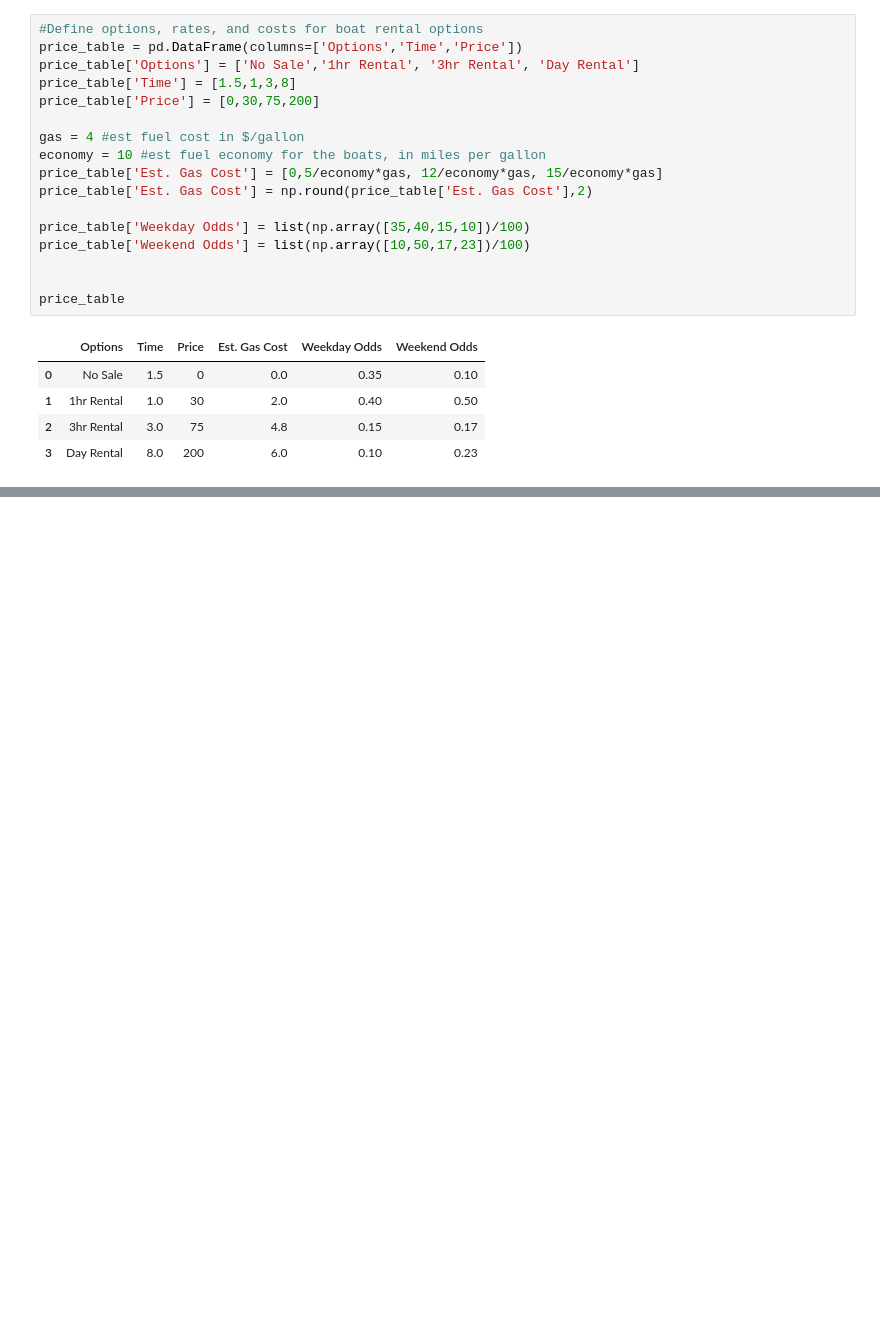
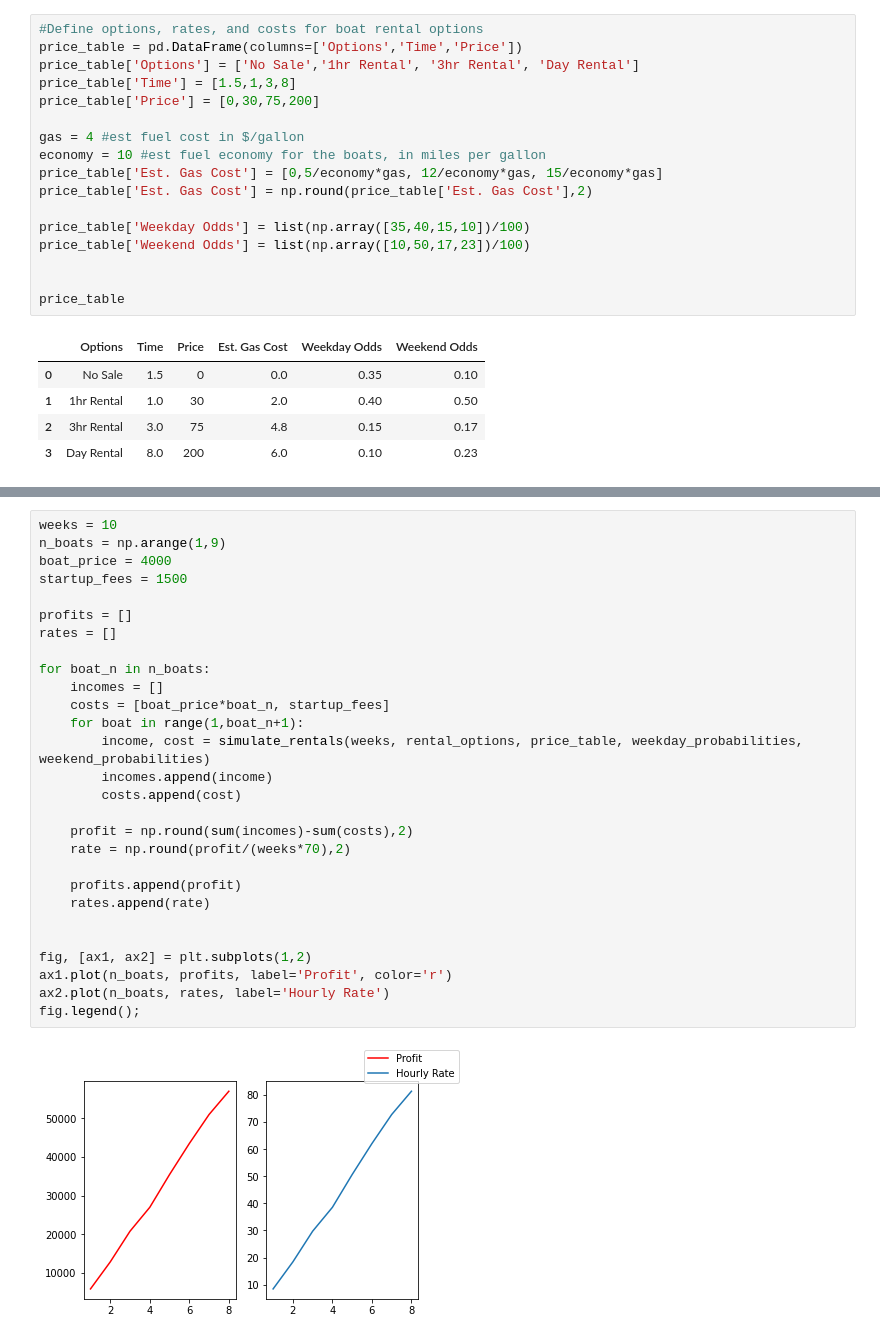
Before and after one commit to Jack-Baumgartel/Boat-Rental-Business-Model, a Jupyter notebook: Boat Math.ipynb, the cells around one changed output, grey strips where cells are left out. Cells and saved outputs as stored; diff of their text form; blank space fills up the shorter version.

```diff
--- a/Boat Math.ipynb
+++ b/Boat Math.ipynb
@@ -348,0 +254,30 @@ plt.legend(legend_lines, rental_options, loc = 'upper left', bbox_to_anchor=(1.0
+# %%
+weeks = 10
+n_boats = np.arange(1,9)
+boat_price = 4000
+startup_fees = 1500
+
+profits = []
+rates = []
+
+for boat_n in n_boats:
+    incomes = []
+    costs = [boat_price*boat_n, startup_fees]
+    for boat in range(1,boat_n+1):
+        income, cost = simulate_rentals(weeks, rental_options, price_table, weekday_probabilities, weekend_probabilities)
+        incomes.append(income)
+        costs.append(cost)
+
+    profit = np.round(sum(incomes)-sum(costs),2)
+    rate = np.round(profit/(weeks*70),2)
+
+    profits.append(profit)
+    rates.append(rate)
+
+
+fig, [ax1, ax2] = plt.subplots(1,2)
+ax1.plot(n_boats, profits, label='Profit', color='r')
+ax2.plot(n_boats, rates, label='Hourly Rate')
+fig.legend();
+# %% [output]
+[figure, added]
```
Also changed, not shown: parts of 12 cells of this notebook.
